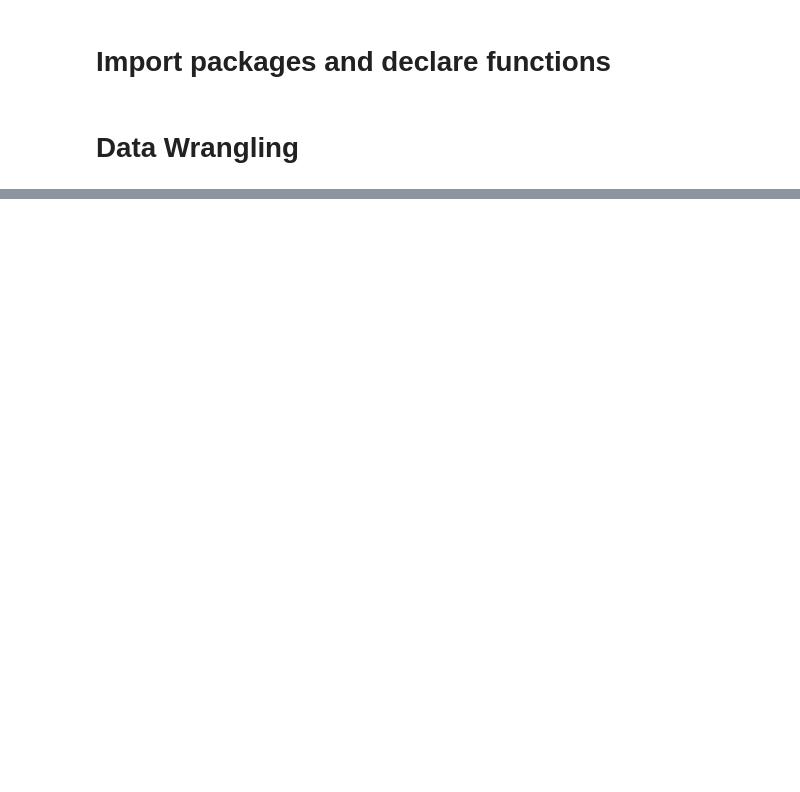
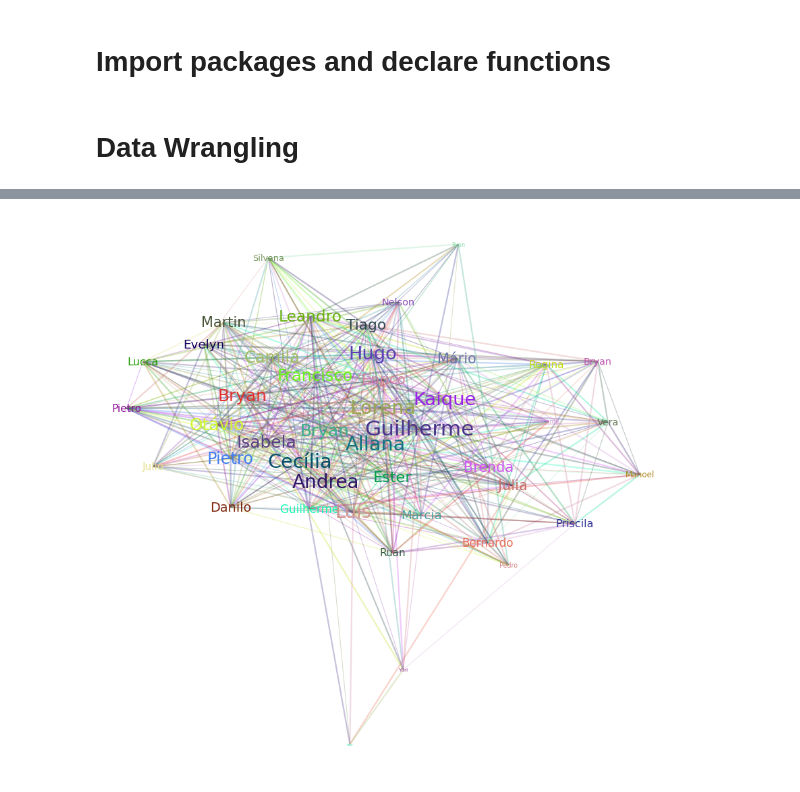
Before and after one commit to dletoneiva/Project, a Jupyter notebook: connections.ipynb, the cells around one changed output, grey strips where cells are left out. Saved outputs shown, nothing was run; the diff lists cells and outputs as text; code cells hidden in the pictures; blank space fills up the shorter version.

```diff
--- a/connections.ipynb
+++ b/connections.ipynb
@@ -163,0 +188,4 @@ df_corujas.head()
+# %%
+plotNetwork(df_corujas,colored_edges=True,out_name='corujas_colored')
+# %% [output]
+[figure, added]
```
Also changed, not shown: parts of 7 cells of this notebook.
